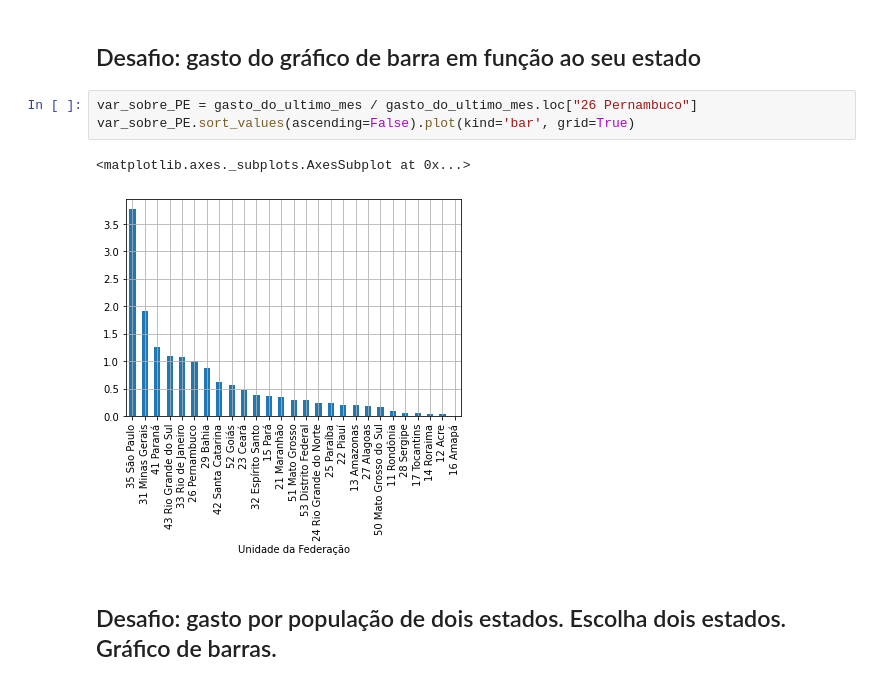
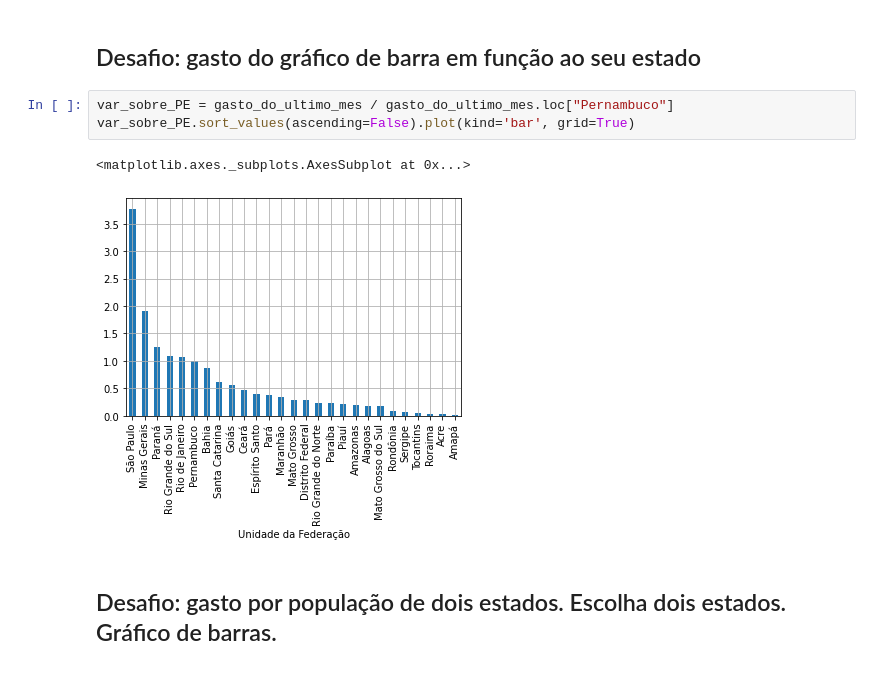
Before and after one commit to VitorFRodrigues/Data-Science-Bootcamp, a Jupyter notebook: Modulo02/Bootcamp_Datascience.ipynb, the cells around one changed output. Saved outputs shown, nothing was run; the diff lists cells and outputs as text.

```diff
--- a/Modulo02/Bootcamp_Datascience.ipynb
+++ b/Modulo02/Bootcamp_Datascience.ipynb
@@ -565,11 +567,11 @@ gasto_do_ultimo_mes.sort_values(ascending=False).plot(kind='bar', grid=True)
 # %% [markdown]
 ## Desafio: gasto do gráfico de barra em função ao seu estado
 # %%
-var_sobre_PE = gasto_do_ultimo_mes / gasto_do_ultimo_mes.loc["26 Pernambuco"]
+var_sobre_PE = gasto_do_ultimo_mes / gasto_do_ultimo_mes.loc["Pernambuco"]
 var_sobre_PE.sort_values(ascending=False).plot(kind='bar', grid=True)
 # %% [output]
 <matplotlib.axes._subplots.AxesSubplot at 0x...>
-[figure, old version]
+[figure, new version]
 # %% [markdown]
 ## Desafio: gasto por população de dois estados. Escolha dois estados. Gráfico de barras.
 # %% [markdown]
```
Also changed, not shown: parts of 39 cells of this notebook.
